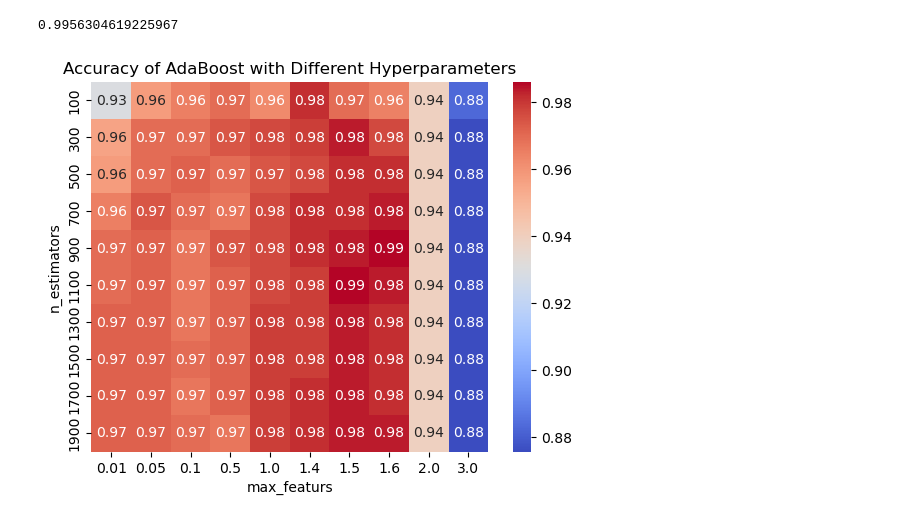
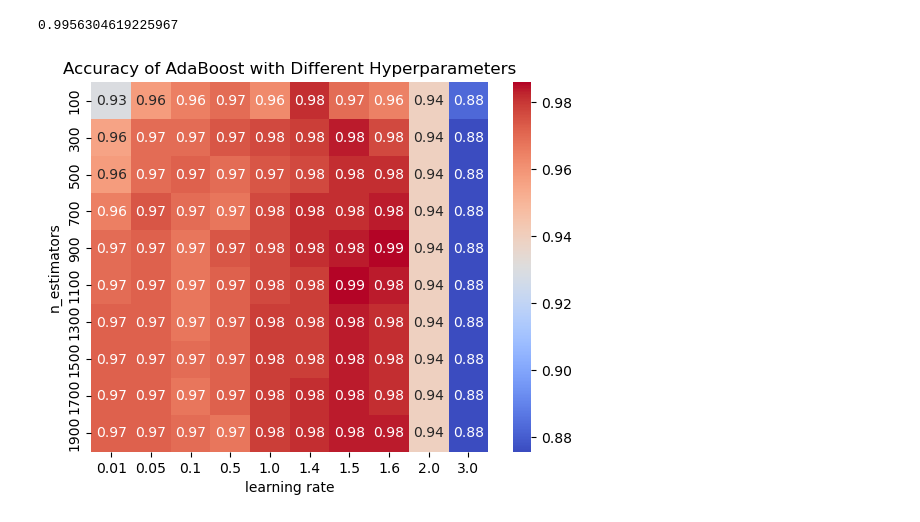
Before and after one commit to Mohammed-Abed-Alkareem/ML-Algorithms-Evaluation, a Jupyter notebook: AssignmentFiles/assignment.ipynb, the cells around one changed output. Cells and saved outputs as stored; diff of their text form; code cells hidden in the pictures.

```diff
--- a/AssignmentFiles/assignment.ipynb
+++ b/AssignmentFiles/assignment.ipynb
@@ -714,11 +714,11 @@ print(auc_score)
 # %%
 results = pd.DataFrame(grid_search.cv_results_)
 results = results.pivot(index='param_n_estimators', columns='param_learning_rate', values='mean_test_score')
 
 sns.heatmap(results, annot=True, cmap='coolwarm',)
-plt.xlabel('max_featurs')
+plt.xlabel('learning rate')
 plt.ylabel('n_estimators')
 plt.title('Accuracy of AdaBoost with Different Hyperparameters')
 plt.show()
 # %% [output]
-[figure, old version]
+[figure, new version]
```
Also changed, not shown: parts of 2 cells of this notebook.
